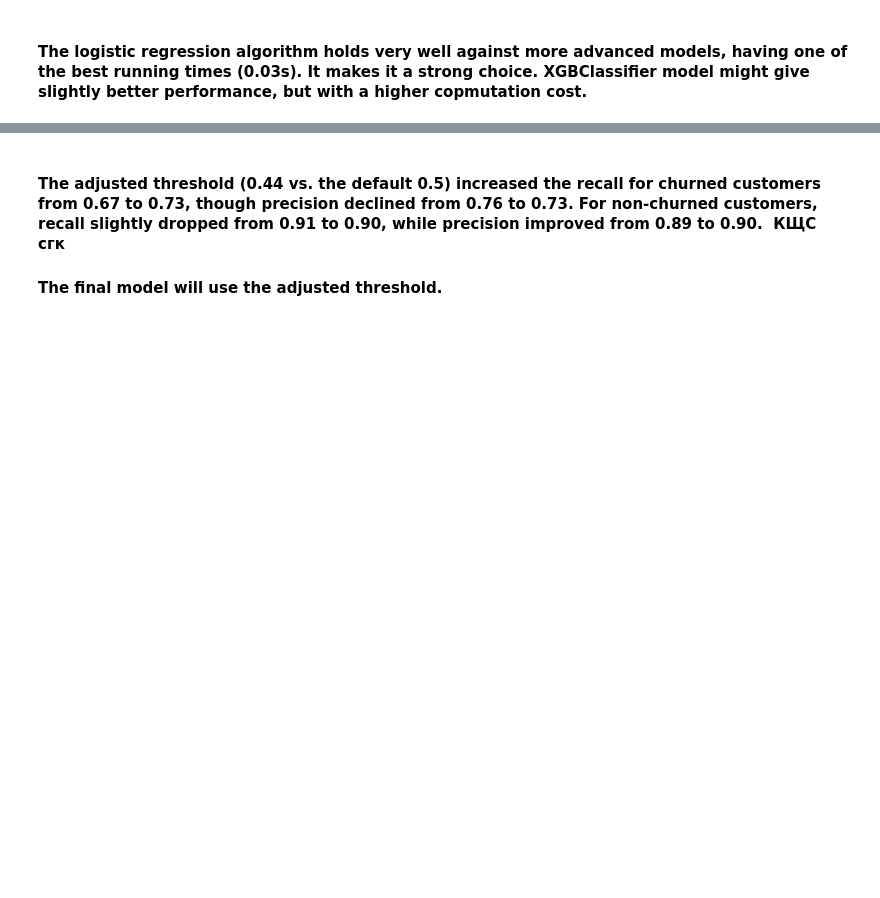
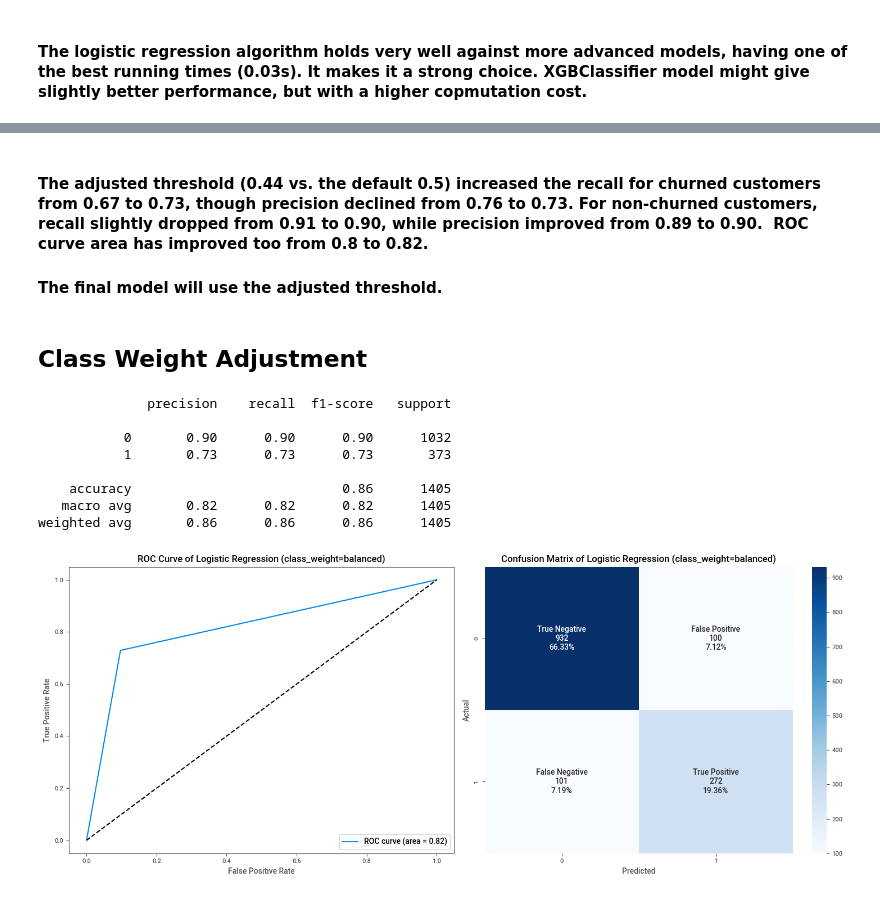
Before and after one commit to AndreiKris/exampleportfolio, a Jupyter notebook: python/Kaggle Telecom Churn prediction.ipynb, the cells around one changed output, grey strips where cells are left out. Saved outputs shown, nothing was run; the diff lists cells and outputs as text; code cells hidden in the pictures; blank space fills up the shorter version.

```diff
--- a/python/Kaggle Telecom Churn prediction.ipynb
+++ b/python/Kaggle Telecom Churn prediction.ipynb
@@ -596,4 +596,27 @@ weighted avg       0.86      0.86      0.86      1405
 # %% [markdown]
-#### The adjusted threshold (0.44 vs. the default 0.5) increased the recall for churned customers from 0.67 to 0.73, though precision declined from 0.76 to 0.73. For non-churned customers, recall slightly dropped from 0.91 to 0.90, while precision improved from 0.89 to 0.90.  КЩС сгк
+#### The adjusted threshold (0.44 vs. the default 0.5) increased the recall for churned customers from 0.67 to 0.73, though precision declined from 0.76 to 0.73. For non-churned customers, recall slightly dropped from 0.91 to 0.90, while precision improved from 0.89 to 0.90.  ROC curve area has improved too from 0.8 to 0.82.
 
 #### The final model will use the adjusted threshold.
+# %% [markdown]
+## Class Weight Adjustment
+# %%
+X=df.copy()
+y=X.pop('Churn')
+X_train,X_test,y_train,y_test=train_test_split(X_scaled,y,test_size=0.2,random_state=1, stratify=df['Churn'])
+
+model = LogisticRegression(class_weight='balanced')
+model.fit(X_train, y_train)
+
+y_pred = model.predict(X_test)
+
+plot_roc_cm(y_test, y_pred_new, model, f"Logistic Regression (class_weight=balanced)")
+# %% [output]
+              precision    recall  f1-score   support
+
+           0       0.90      0.90      0.90      1032
+           1       0.73      0.73      0.73       373
+
+    accuracy                           0.86      1405
+   macro avg       0.82      0.82      0.82      1405
+weighted avg       0.86      0.86      0.86      1405
+[figure, added]
```
Also changed, not shown: parts of 14 cells of this notebook.
